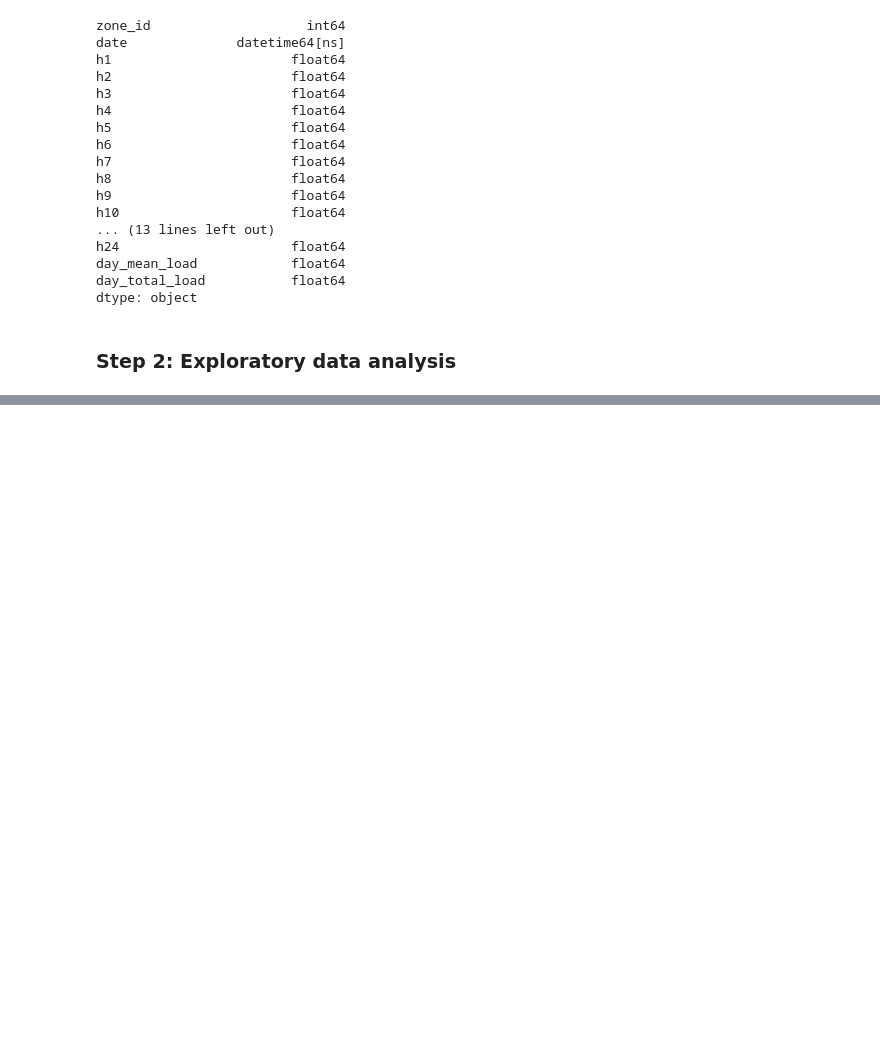
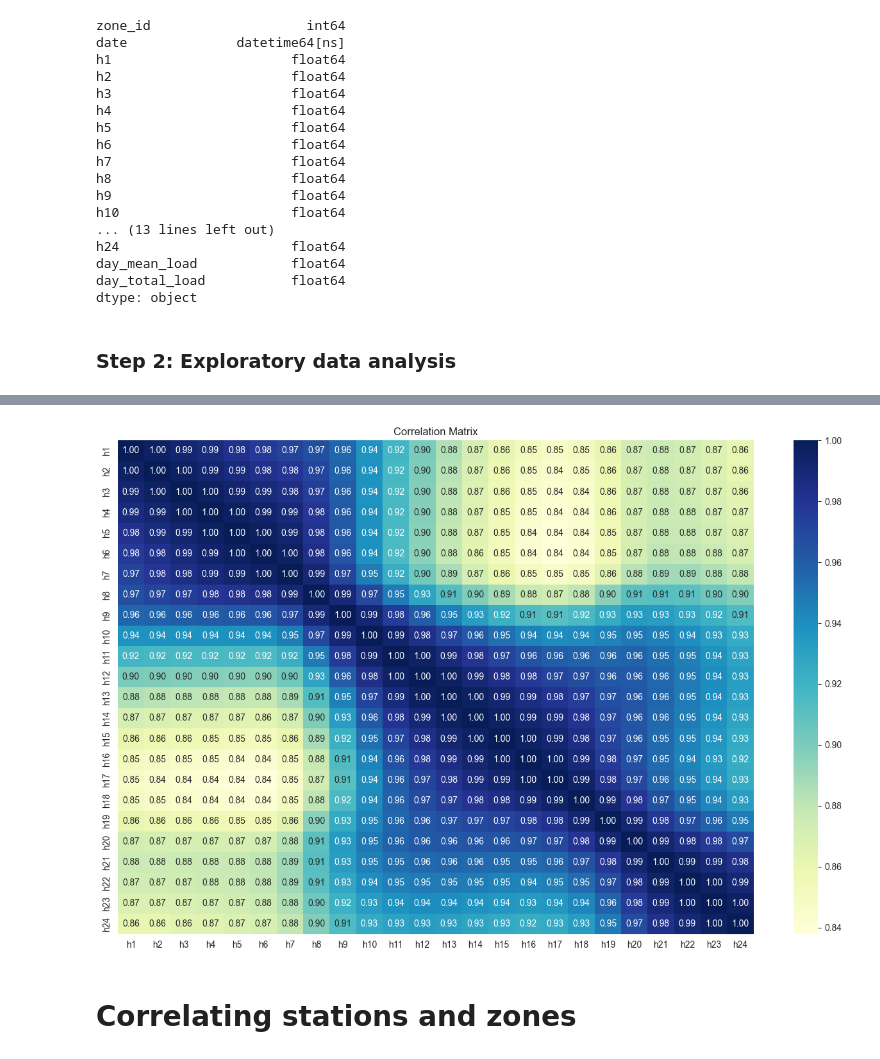
Before and after one commit to pavander7/415-final-project, a Jupyter notebook: data_exploration.ipynb, the cells around one changed output, grey strips where cells are left out. Cells and saved outputs as stored; diff of their text form; code cells hidden in the pictures; blank space fills up the shorter version.

```diff
--- a/data_exploration.ipynb
+++ b/data_exploration.ipynb
@@ -9,7 +9,7 @@ import seaborn as sns
 # load datasets
 benchmark = pd.read_csv("Benchmark.csv")
 load_history_raw = pd.read_csv("Load_history.csv")
-temperature_history = pd.read_csv("temperature_history.csv")
+temperature_history_raw = pd.read_csv("temperature_history.csv")
 test_data = pd.read_csv("test.csv")
 weights = pd.read_csv("weights.csv")
 # %% [markdown]
@@ -181,0 +237,20 @@ for group in load_hist.groups:
+# %%
+temp_hist = pd.DataFrame()
+
+# station id can be taken over as-is
+temp_hist['station_id'] = temperature_history_raw['station_id']
+
+# convert date columns
+temp_hist['date'] = pd.to_datetime(temperature_history_raw[['year', 'month', 'day']])
+
+# bring in hour columns
+for col in hour_cols:
+    temp_hist[col] = temperature_history_raw[col].astype("float64")
+
+# make summary columns
+temp_hist['day_mean_temp'] = temp_hist[hour_cols].mean(axis=1)
+temp_hist['day_max_temp'] = temp_hist[hour_cols].max(axis=1)
+temp_hist['day_min_temp'] = temp_hist[hour_cols].min(axis=1)
+
+# describe resulting df
+temp_hist.describe()
@@ -181,0 +288,12 @@ for group in load_hist.groups:
+# %%
+# Investigate correlations between hours
+corr_mtx = temp_hist.corr().iloc[2:-3, 2:-3]
+
+plt.figure(figsize=(16, 10))
+sns.heatmap(corr_mtx, annot=True, cmap="YlGnBu", fmt=".2f")
+plt.title("Correlation Matrix")
+plt.show()
+# %% [output]
+[figure, added]
+# %% [markdown]
+# Correlating stations and zones
```
Also changed, not shown: parts of 12 cells of this notebook.
